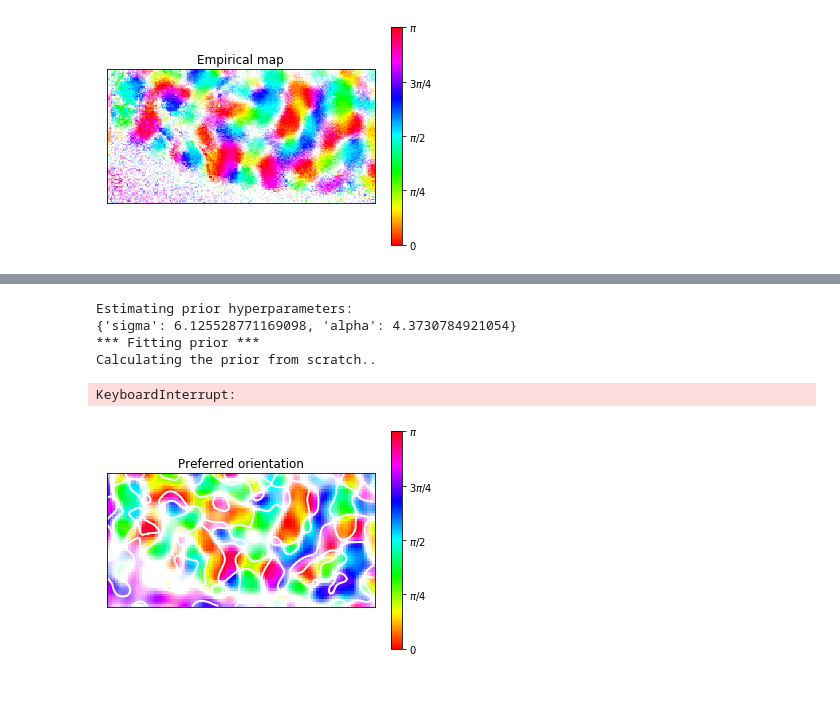
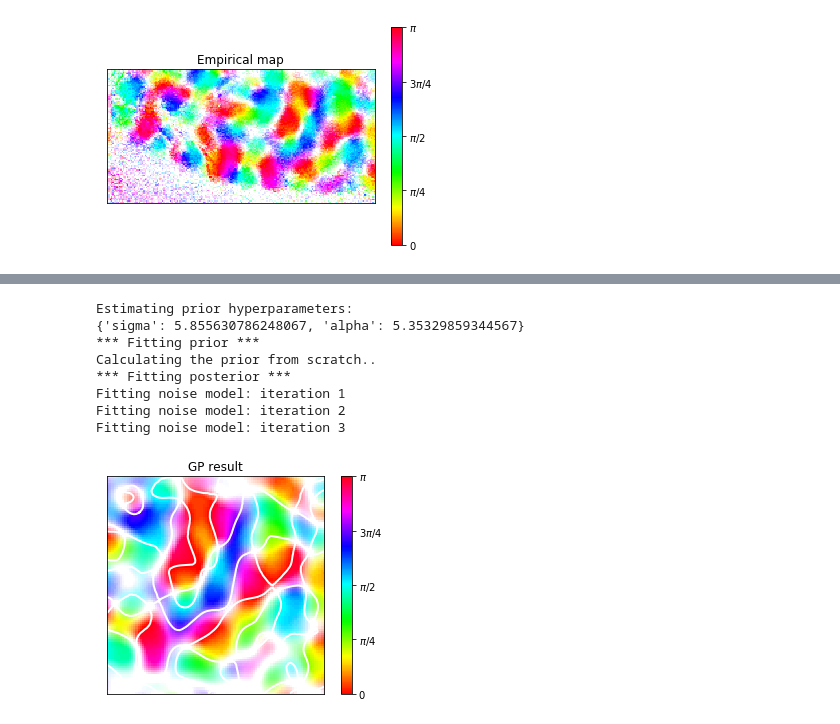
Before and after one commit to mackelab/gp-maps-python, a Jupyter notebook: FerretData.ipynb, the cells around one changed output, grey strips where cells are left out. Drawn from its saved outputs; the diff is of its cells as text; code cells hidden in the pictures; blank space fills up the shorter version.

Commit message:
Estimate OPM on 5% of ferret data

```diff
--- a/FerretData.ipynb
+++ b/FerretData.ipynb
@@ -74,0 +81,5 @@ cov = np.cov(z.T)
+# %%
+R_iso = compute_responses(m_hat[0] + 1j * m_hat[1], [1.], angles, 100, sigma=np.mean(np.sqrt(np.diag(cov))))
+
+z_iso = R_iso.reshape(N, n) - V.reshape(N, d) @ m_hat.reshape(d, n)
+cov_iso = np.cov(z_iso.T)
@@ -74,0 +88,12 @@ cov = np.cov(z.T)
+# %%
+plt.imshow(np.log10(np.diag(cov)).reshape(*R.shape[2:]), cmap='jet')
+plt.colorbar()
+plt.show()
+
+f, ax = plt.subplots()
+ax.hist(np.log10(np.diag(cov)), bins=75, edgecolor='none', label='Noise variance')
+
+for i, p in enumerate(np.percentile(np.log10(np.diag(cov_iso)), [1, 99])):
+    ax.axvline(x=p, ymin=0, ymax=0.2, color='gray', linewidth=4, label='99% percentiles for iid noise' if i==1 else None)
+ax.legend()
+plt.show()
@@ -105,0 +121,11 @@ Compute a smooth OPM using the GP method (see BayesianOPM.ipynb)
+# %%
+# use 95% of the data as the "ground truth"
+# and 5% of the data as real data
+idx = np.array([False for i in range(100)])
+idx[np.arange(100)[np.random.choice(100, size=5, replace=False)]] = True
+R_gt = R[:,~idx,:,100:]
+R_data = R[:,idx,:,100:]
+
+V_data = create_stimuli([1.], angles, 5)
+
+data_size = R_data.shape[2:]
@@ -110,9 +148,12 @@ gp = GaussianProcessOPM(size=size, prior_method='icd', prior_rank=1600)
 # %%
-mu_post = gp.fit(stimuli=V, responses=R, noise='factoran', verbose=True, noise_kwargs={'iterations':3, 'q':4})
+mu_post = gp.fit(stimuli=V_data, responses=R_data, noise='factoran', verbose=True, noise_kwargs={'iterations':3, 'q':1})
 # %% [output]
 Estimating prior hyperparameters:
-{'sigma': 6.125528771169098, 'alpha': 4.3730784921054}
+{'sigma': 5.855630786248067, 'alpha': 5.35329859344567}
 *** Fitting prior ***
 Calculating the prior from scratch..
+*** Fitting posterior ***
+Fitting noise model: iteration 1
+Fitting noise model: iteration 2
+Fitting noise model: iteration 3
-KeyboardInterrupt:
 # %%
@@ -120,10 +161,10 @@ gp.save(fname='pkl/ferret_{}x{}.pkl'.format(*size))
 # %%
-gp = GaussianProcessOPM.load(fname='pkl/ferret_{}x{}.pkl'.format(*size))
+gp = GaussianProcessOPM.load(fname='pkl/ferret_{}x{}.pkl'.format(*data_size))
 # %%
 #mu = m.reshape(3, size)
 result = gp.mu_post[0] + 1j * gp.mu_post[1]
 # %%
-f, ax = plot_opm(result, shade=True, rmax=80)
+f, ax = plot_opm(result, shade=True, rmax=80, title='GP result')
 plt.show()
 # %% [output]
-[figure, old version]
+[figure, new version]
```
Also changed, not shown: parts of 22 cells of this notebook, 3 other files.
